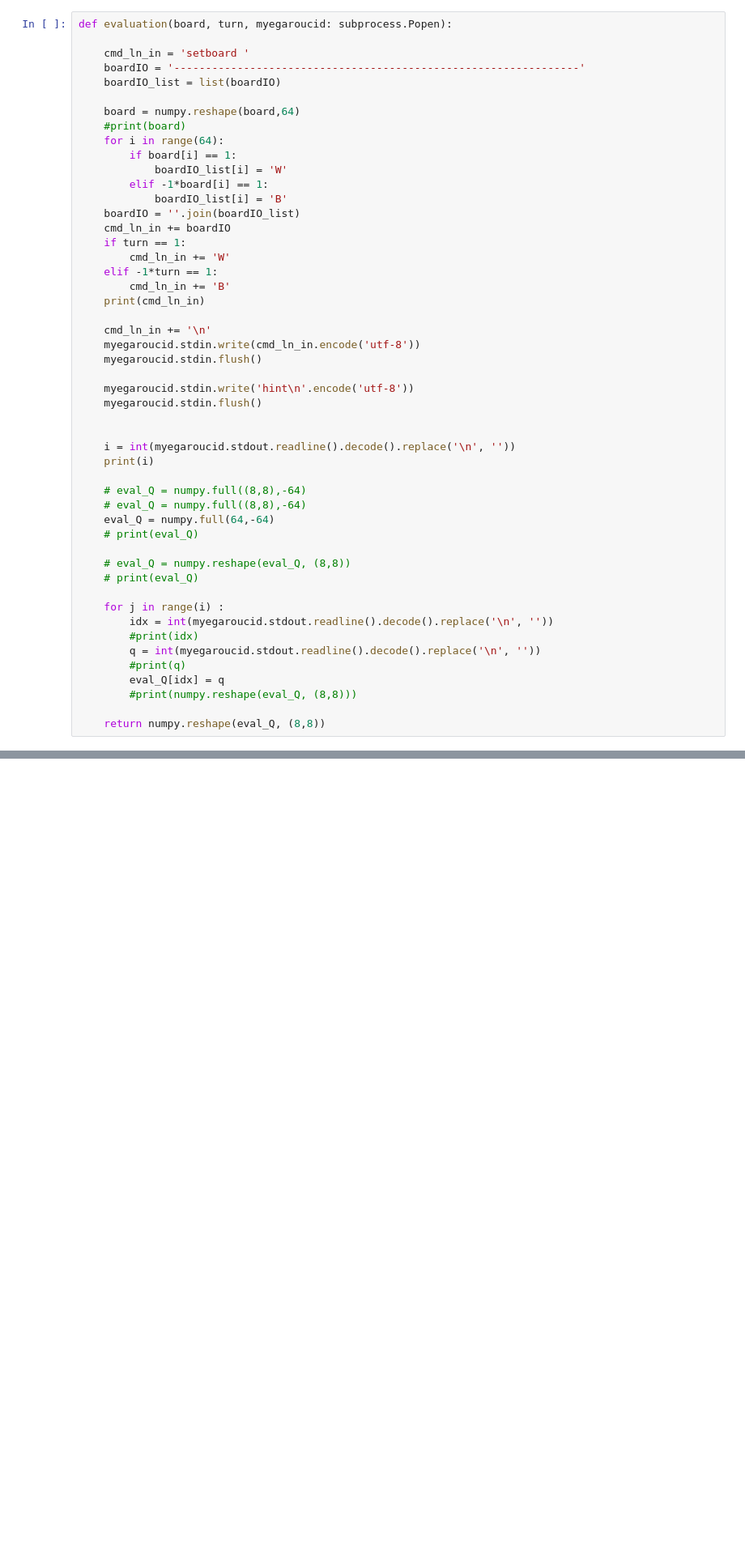
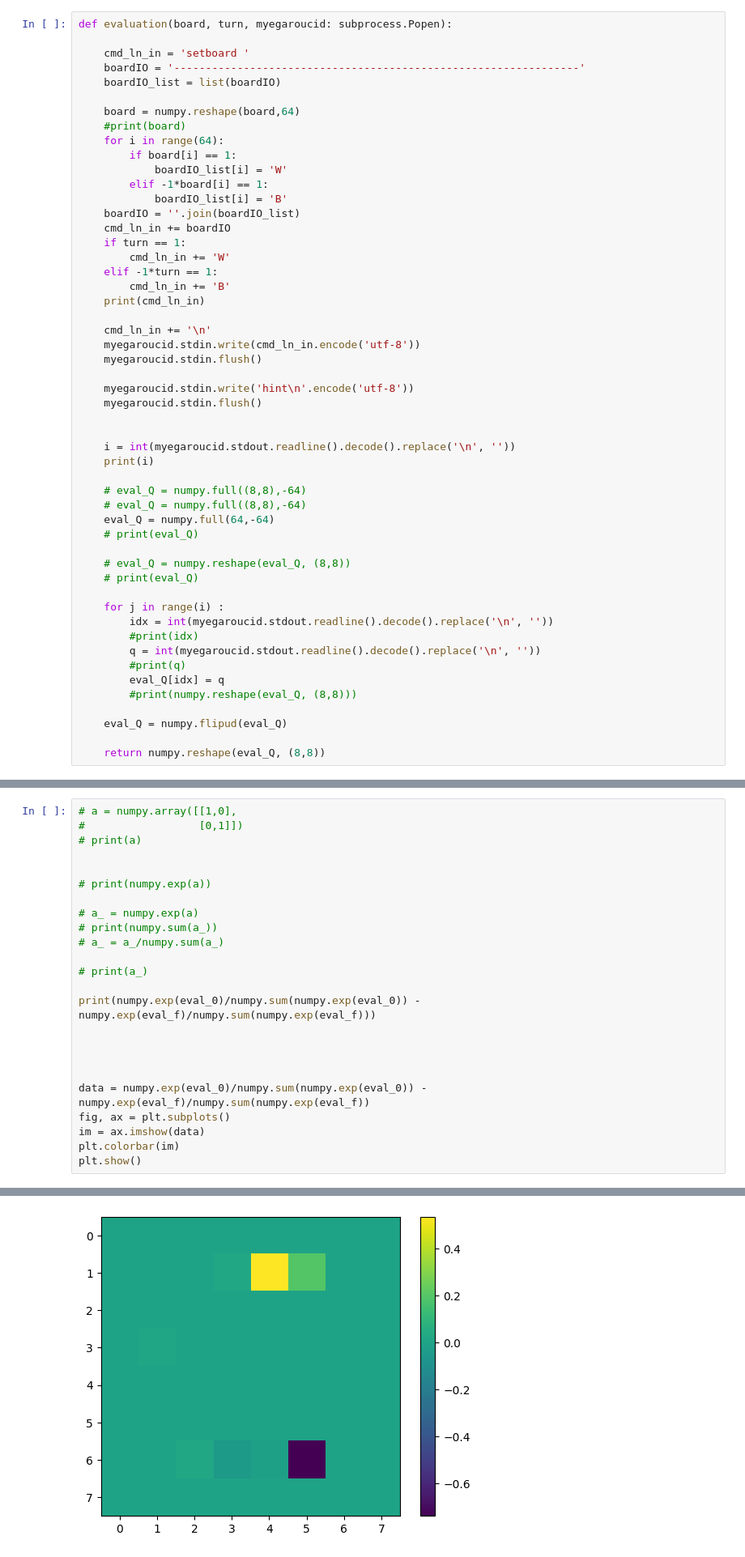
Before and after one commit to KKitamuraCCE/MyEgaroucid, a Jupyter notebook: MyEgaroucid.ipynb, the cells around one changed output, grey strips where cells are left out. Shown: that part at 81% size. Drawn from its saved outputs; the diff is of its cells as text; blank space fills up the shorter version.

```diff
--- a/MyEgaroucid.ipynb
+++ b/MyEgaroucid.ipynb
@@ -1023,6 +1029,8 @@ def evaluation(board, turn, myegaroucid: subprocess.Popen):
         eval_Q[idx] = q
         #print(numpy.reshape(eval_Q, (8,8)))
 
+    eval_Q = numpy.flipud(eval_Q)
+
     return numpy.reshape(eval_Q, (8,8))
 # %%
 
@@ -1058 +1081,26 @@ setboard -------------------WW-----WBBW----WBBW-----WW-------------------B
  [-64 -64 -64 -64 -64 -64 -64 -64]]
+# %%
+# a = numpy.array([[1,0],
+#                  [0,1]])
+# print(a)
+
+
+# print(numpy.exp(a))
+
+# a_ = numpy.exp(a)
+# print(numpy.sum(a_))
+# a_ = a_/numpy.sum(a_)
+
+# print(a_)
+
+print(numpy.exp(eval_0)/numpy.sum(numpy.exp(eval_0)) - numpy.exp(eval_f)/numpy.sum(numpy.exp(eval_f)))
+
+
+
+
+data = numpy.exp(eval_0)/numpy.sum(numpy.exp(eval_0)) - numpy.exp(eval_f)/numpy.sum(numpy.exp(eval_f))
+fig, ax = plt.subplots()
+im = ax.imshow(data)
+plt.colorbar(im)
+plt.show()
+# %% [output]
@@ -1058,0 +1123 @@ setboard -------------------WW-----WBBW----WBBW-----WW-------------------B
+[figure, added]
```
Also changed, not shown: parts of 9 cells of this notebook.
